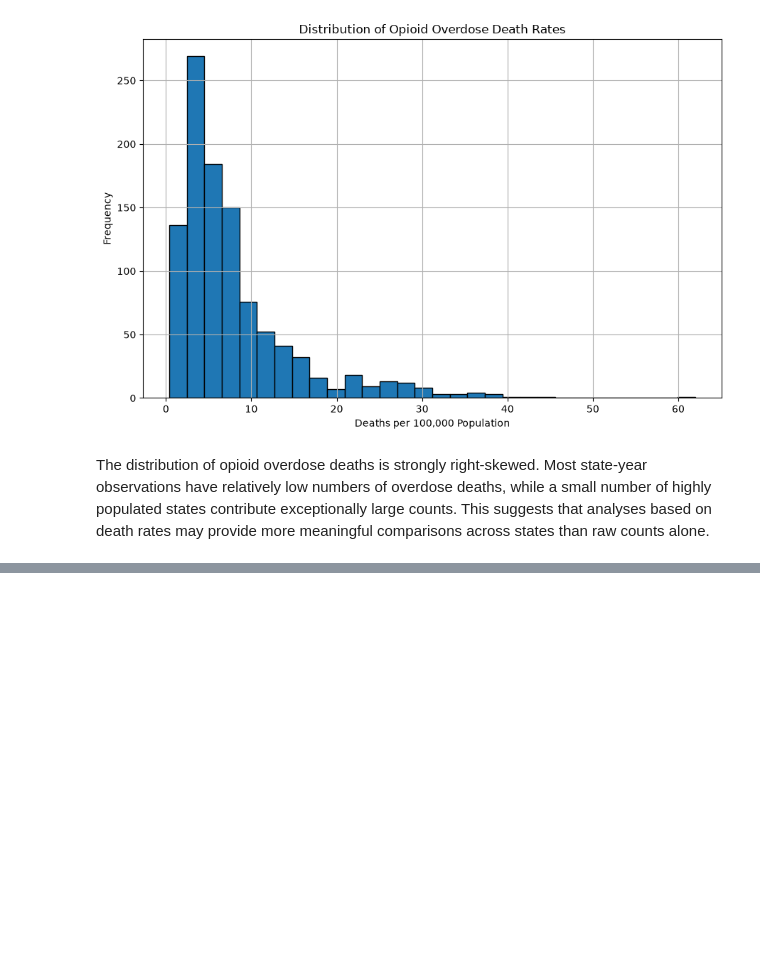
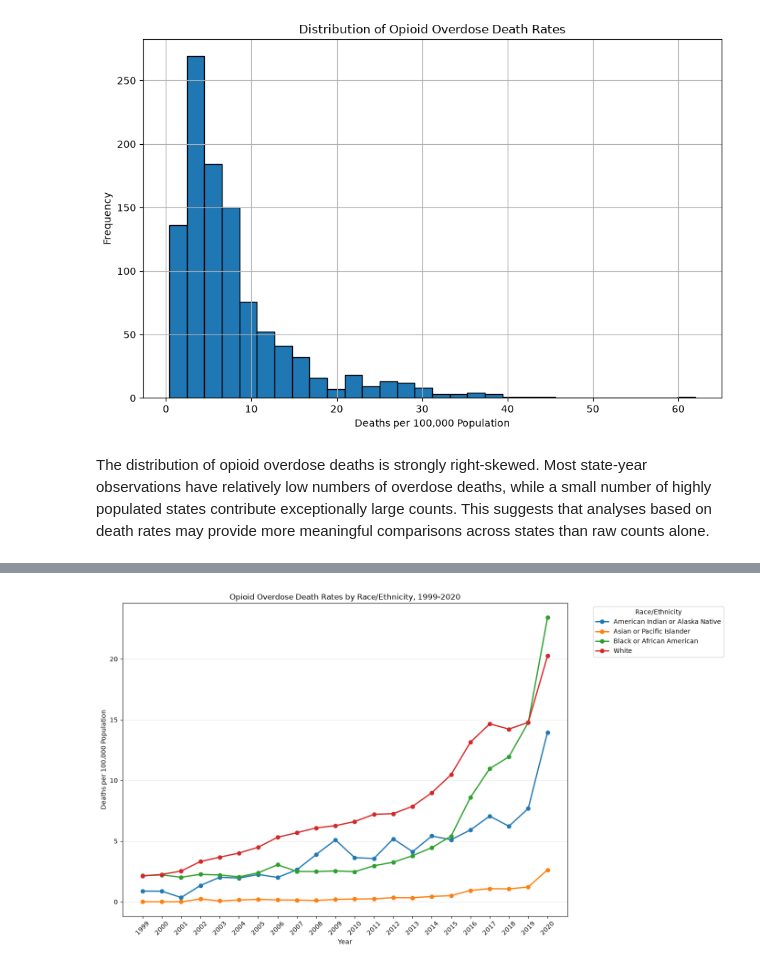
Before and after one commit to abeaderstadt/opioid-overdose-capstone, a Jupyter notebook: notebooks/eda.ipynb, the cells around one changed output, grey strips where cells are left out. Cells and saved outputs as stored; diff of their text form; code cells hidden in the pictures; blank space fills up the shorter version.

```diff
--- a/notebooks/eda.ipynb
+++ b/notebooks/eda.ipynb
@@ -373,0 +795,52 @@ The distribution of opioid overdose deaths is strongly right-skewed. Most state-
+# %%
+# Create a multi-line time-series chart by race/ethnicity
+figures_dir = Path("../figures")
+figures_dir.mkdir(
+    parents=True,
+    exist_ok=True,
+)
+
+plt.figure(figsize=(14, 8))
+
+for race in race_year_trend["race"].unique():
+    race_data = race_year_trend[
+        race_year_trend["race"] == race
+    ]
+
+    plt.plot(
+        race_data["year"],
+        race_data["opioid_death_rate"],
+        marker="o",
+        linewidth=2,
+        label=race,
+    )
+
+plt.title(
+    "Opioid Overdose Death Rates by Race/Ethnicity, 1999-2020"
+)
+plt.xlabel("Year")
+plt.ylabel("Deaths per 100,000 Population")
+
+plt.xticks(
+    race_year_trend["year"].unique(),
+    rotation=45,
+)
+
+plt.legend(
+    title="Race/Ethnicity",
+    bbox_to_anchor=(1.05, 1),
+    loc="upper left",
+)
+
+plt.grid(axis="y", alpha=0.3)
+plt.tight_layout()
+
+plt.savefig(
+    figures_dir / "opioid_death_rates_by_race_ethnicity.png",
+    dpi=300,
+    bbox_inches="tight",
+)
+
+plt.show()
+# %% [output]
+[figure, added]
```
Also changed, not shown: parts of 17 cells of this notebook, 6 other files.
